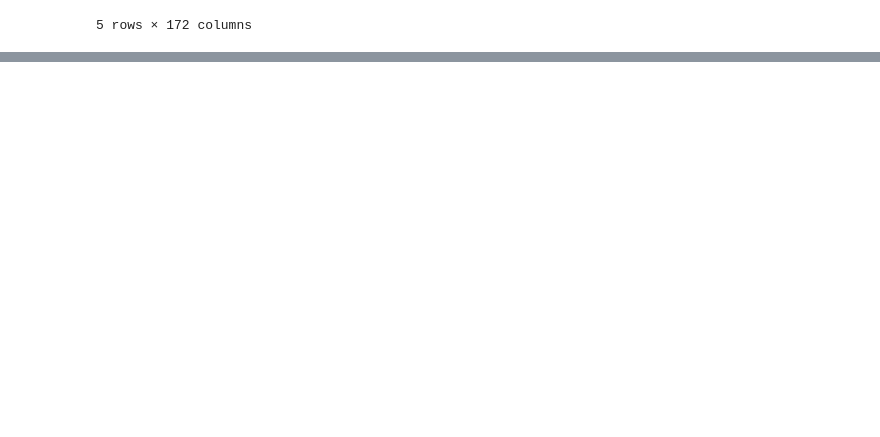
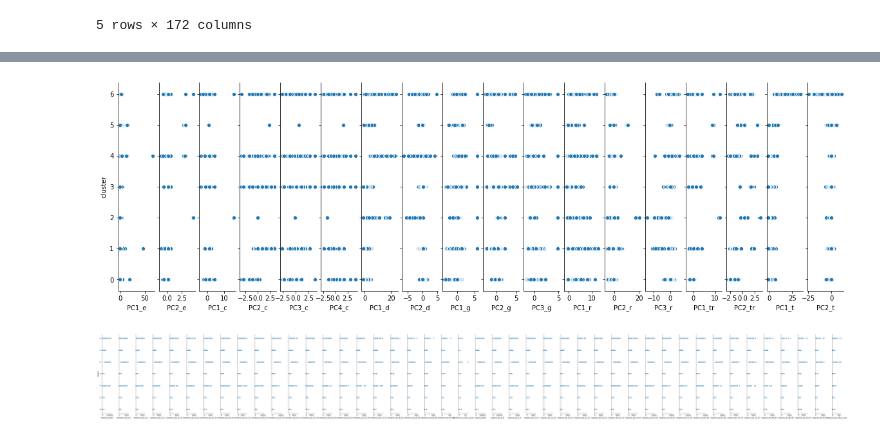
Before and after one commit to patcalsi/Exodus_urbano, a Jupyter notebook: data/kmeans.ipynb, the cells around one changed output, grey strips where cells are left out. Drawn from its saved outputs; the diff is of its cells as text; code cells hidden in the pictures; blank space fills up the shorter version.

Commit message:
kmeans con mas contenido

```diff
--- a/data/kmeans.ipynb
+++ b/data/kmeans.ipynb
@@ -287,0 +312,2 @@ df_kmeans_filtrado.to_csv("df_kmeans_filtrado.csv")
+# %%
+df = pd.read_csv("df_kmeans_filtrado.csv")
@@ -287,0 +324,58 @@ df_kmeans_filtrado.to_csv("df_kmeans_filtrado.csv")
+# %%
+p = sns.pairplot(data=df, size=5, aspect=0.18,
+                  y_vars=['cluster'],
+                  x_vars=['PC1_e', 'PC2_e', 'PC1_c', 'PC2_c', 'PC3_c', 'PC4_c', 'PC1_d', 'PC2_d',
+       'PC1_g', 'PC2_g', 'PC3_g', 'PC1_r', 'PC2_r', 'PC3_r', 'PC1_tr',
+       'PC2_tr', 'PC1_t', 'PC2_t'])
+# %% [output]
+[figure, added]
+# %%
+p = sns.pairplot(data=df, size=7, aspect=0.2,
+                  y_vars=['cluster'],
+                  x_vars=['hombres_total',
+'hombres_de_0_4',
+'hombres_de_5_9',
+'hombres_de_10_4',
+'hombres_de_15_19',
+'hombres_de_20_24',
+'hombres_de_25_29',
+'hombres_de_30_34',
+'hombres_de_35_39',
+'hombres_de_40_44',
+'hombres_de_45_49',
+'hombres_de_50_54',
+'hombres_de_55_59',
+'hombres_de_60_64',
+'hombres_de_65_69',
+'hombres_de_70_74',
+'hombres_de_75_79',
+'hombres_de_80_84',
+'hombres_de_85_89',
+'hombres_de_90_94',
+'hombres_de_95_99',
+'hombres_de_100_y_mas',
+'mujeres_total',
+'mujeres_de_0_4',
+'mujeres_de_5_9',
+'mujeres_de_10_4',
+'mujeres_de_15_19',
+'mujeres_de_20_24',
+'mujeres_de_25_29',
+'mujeres_de_30_34',
+'mujeres_de_35_39',
+'mujeres_de_40_44',
+'mujeres_de_45_49',
+'mujeres_de_50_54',
+'mujeres_de_55_59',
+'mujeres_de_60_64',
+'mujeres_de_65_69',
+'mujeres_de_70_74',
+'mujeres_de_75_79',
+'mujeres_de_80_84',
+'mujeres_de_85_89',
+'mujeres_de_90_94',
+'mujeres_de_95_99',
+'mujeres_de_100_y_mas'
+])
+# %% [output]
+[figure, added]
```
Also changed, not shown: parts of 14 cells of this notebook.
